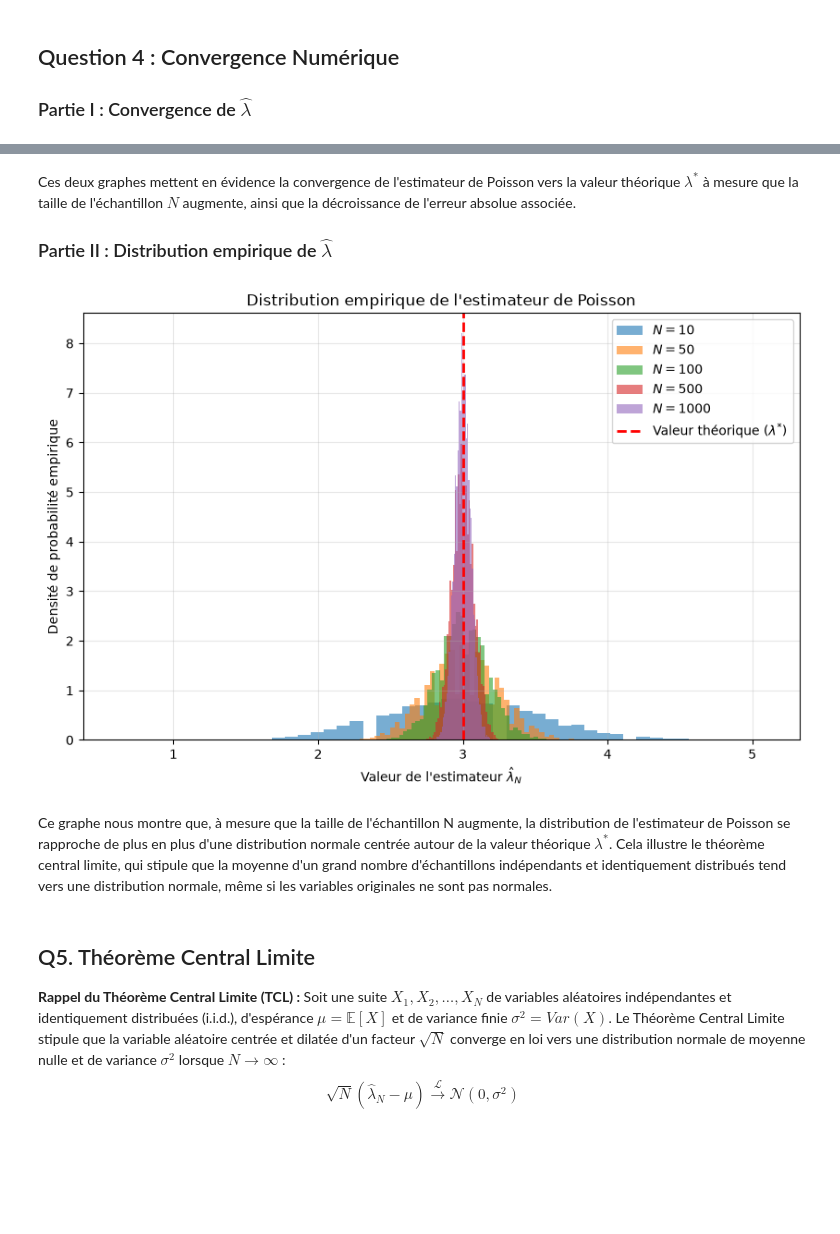
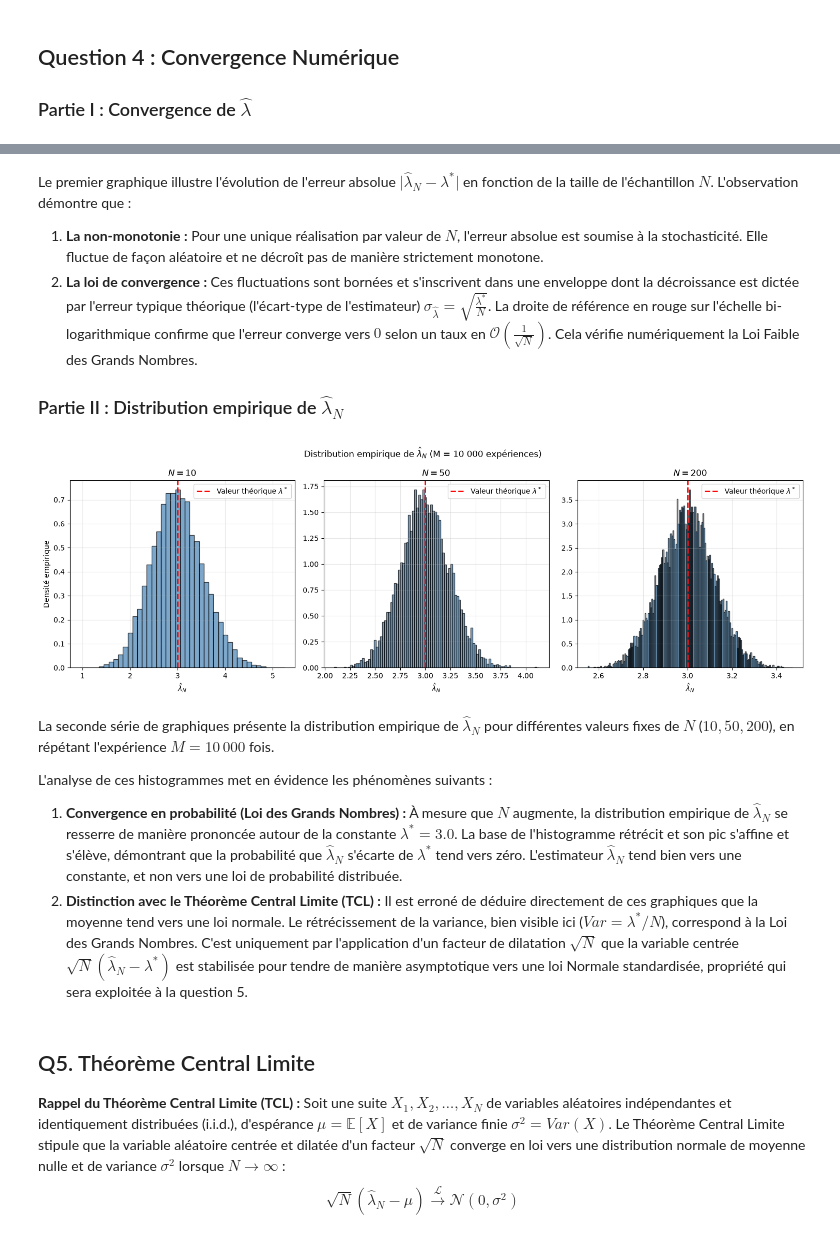
Before and after one commit to Brieucjub/homework1, a Jupyter notebook: homework1_exo2.ipynb, the cells around one changed output, grey strips where cells are left out. Cells and saved outputs as stored; diff of their text form; code cells hidden in the pictures; blank space fills up the shorter version.

```diff
--- a/homework1_exo2.ipynb
+++ b/homework1_exo2.ipynb
@@ -200,33 +195,55 @@ plt.close()
 # %% [markdown]
-Ces deux graphes mettent en évidence la convergence de l'estimateur de Poisson vers la valeur théorique $λ^*$ à mesure que la taille de l'échantillon $N$ augmente, ainsi que la décroissance de l'erreur absolue associée.
+Le premier graphique illustre l'évolution de l'erreur absolue $\vert{}\hat{\lambda}_N - \lambda^*\vert{}$ en fonction de la taille de l'échantillon $N$. L'observation démontre que :
+1. **La non-monotonie :** Pour une unique réalisation par valeur de $N$, l'erreur absolue est soumise à la stochasticité. Elle fluctue de façon aléatoire et ne décroît pas de manière strictement monotone.
+2. **La loi de convergence :** Ces fluctuations sont bornées et s'inscrivent dans une enveloppe dont la décroissance est dictée par l'erreur typique théorique (l'écart-type de l'estimateur) $\sigma_{\hat{\lambda}} = \sqrt{\frac{\lambda^*}{N}}$. La droite de référence en rouge sur l'échelle bi-logarithmique confirme que l'erreur converge vers $0$ selon un taux en $\mathcal{O}\left(\frac{1}{\sqrt{N}}\right)$. Cela vérifie numériquement la Loi Faible des Grands Nombres.
 
-### Partie II : Distribution empirique de $\hat{\lambda}$
+### Partie II : Distribution empirique de $\hat{\lambda}_N$
 # %%
-M_dist = 10000
-valeurs_N_dist = [10, 50, 100, 500, 1000]
+# ----------------------------------------------------------
+# Partie II : Distribution empirique de l'estimateur
+# ----------------------------------------------------------
+M_exp = 10000  # Nombre de répétitions de l'expérience
+valeurs_N_dist = [10, 50, 200]
 
-plt.figure(figsize=(10, 6))
+fig, axes = plt.subplots(1, 3, figsize=(15, 5))
+fig.suptitle(r"Distribution empirique de $\hat{\lambda}_N$ (M = 10 000 expériences)")
 
-for n_courant in valeurs_N_dist:
-    matrice_echantillons = np.random.poisson(lambda_star, (M_dist, n_courant))
-    vecteur_estimateurs = np.mean(matrice_echantillons, axis=1)
+for i, N in enumerate(valeurs_N_dist):
+    # Génération des échantillons
+    echantillons = np.random.poisson(lambda_star, (M_exp, N))
+    lambda_chapeau_dist = np.mean(echantillons, axis=1)
 
-    plt.hist(vecteur_estimateurs, bins=50, density=True, alpha=0.6,
-             label=r"$N = {}$".format(n_courant))
+    # Correction des "trous" : définition rigoureuse des bins
+    # L'estimateur prend des valeurs discrètes de la forme k/N
+    # La largeur du bin doit donc être exactement de 1/N
+    val_min = np.min(lambda_chapeau_dist)
+    val_max = np.max(lambda_chapeau_dist)
+    largeur_bin = 1.0 / N
+    # On centre les bins sur les valeurs multiples de 1/N
+    bins_optimises = np.arange(val_min, val_max + largeur_bin, largeur_bin) - (largeur_bin / 2)
 
-plt.axvline(x=lambda_star, color='red', linestyle='dashed', linewidth=2, label=r"Valeur théorique ($\lambda^{*}$)")
-plt.xlabel(r"Valeur de l'estimateur $\hat{\lambda}_{N}$")
-plt.ylabel(r"Densité de probabilité empirique")
-plt.title(r"Distribution empirique de l'estimateur de Poisson")
-plt.legend()
-plt.grid(True, alpha=0.3)
+    axes[i].hist(lambda_chapeau_dist, bins=bins_optimises, density=True,
+                 color='steelblue', edgecolor='black', alpha=0.7)
+    axes[i].axvline(lambda_star, color='red', linestyle='dashed', linewidth=2,
+                    label=r"Valeur théorique $\lambda^*$")
 
+    axes[i].set_title(r"$N = {}$".format(N))
+    axes[i].set_xlabel(r"$\hat{\lambda}_N$")
+    if i == 0:
+        axes[i].set_ylabel("Densité empirique")
+    axes[i].legend()
+    axes[i].grid(True, alpha=0.3)
+
+plt.tight_layout()
 plt.show()
-plt.close()
 # %% [output]
-[figure, old version]
+[figure, new version]
 # %% [markdown]
-Ce graphe nous montre que, à mesure que la taille de l'échantillon N augmente, la distribution de l'estimateur de Poisson se rapproche de plus en plus d'une distribution normale centrée autour de la valeur théorique $\lambda^*$. Cela illustre le théorème central limite, qui stipule que la moyenne d'un grand nombre d'échantillons indépendants et identiquement distribués tend vers une distribution normale, même si les variables originales ne sont pas normales.
+La seconde série de graphiques présente la distribution empirique de $\hat{\lambda}_N$ pour différentes valeurs fixes de $N$ ($10, 50, 200$), en répétant l'expérience $M = 10\,000$ fois.
+
+L'analyse de ces histogrammes met en évidence les phénomènes suivants :
+1. **Convergence en probabilité (Loi des Grands Nombres) :** À mesure que $N$ augmente, la distribution empirique de $\hat{\lambda}_N$ se resserre de manière prononcée autour de la constante $\lambda^* = 3.0$. La base de l'histogramme rétrécit et son pic s'affine et s'élève, démontrant que la probabilité que $\hat{\lambda}_N$ s'écarte de $\lambda^*$ tend vers zéro. L'estimateur $\hat{\lambda}_N$ tend bien vers une constante, et non vers une loi de probabilité distribuée.
+2. **Distinction avec le Théorème Central Limite (TCL) :** Il est erroné de déduire directement de ces graphiques que la moyenne tend vers une loi normale. Le rétrécissement de la variance, bien visible ici ($Var = \lambda^*/N$), correspond à la Loi des Grands Nombres. C'est uniquement par l'application d'un facteur de dilatation $\sqrt{N}$ que la variable centrée $\sqrt{N}(\hat{\lambda}_N - \lambda^*)$ est stabilisée pour tendre de manière asymptotique vers une loi Normale standardisée, propriété qui sera exploitée à la question 5.
 # %% [markdown]
 ## Q5. Théorème Central Limite
 
```
Also changed, not shown: parts of 8 cells of this notebook.
